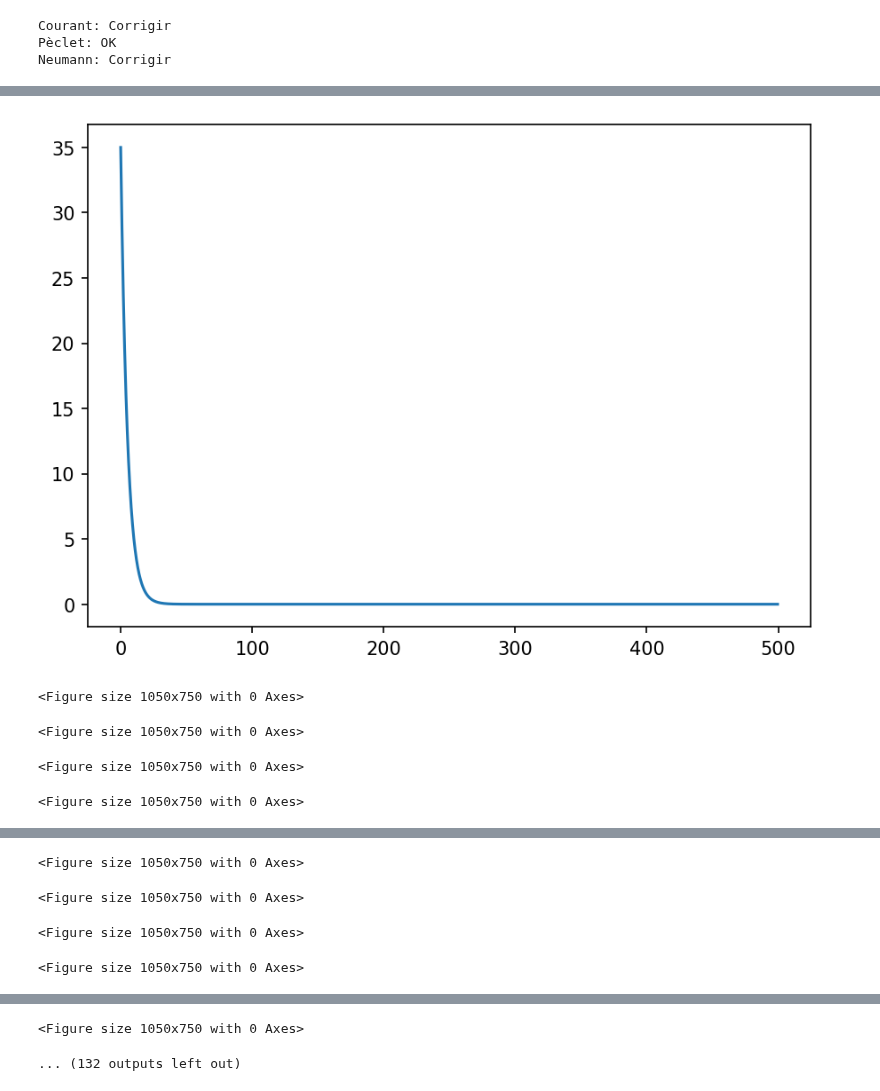
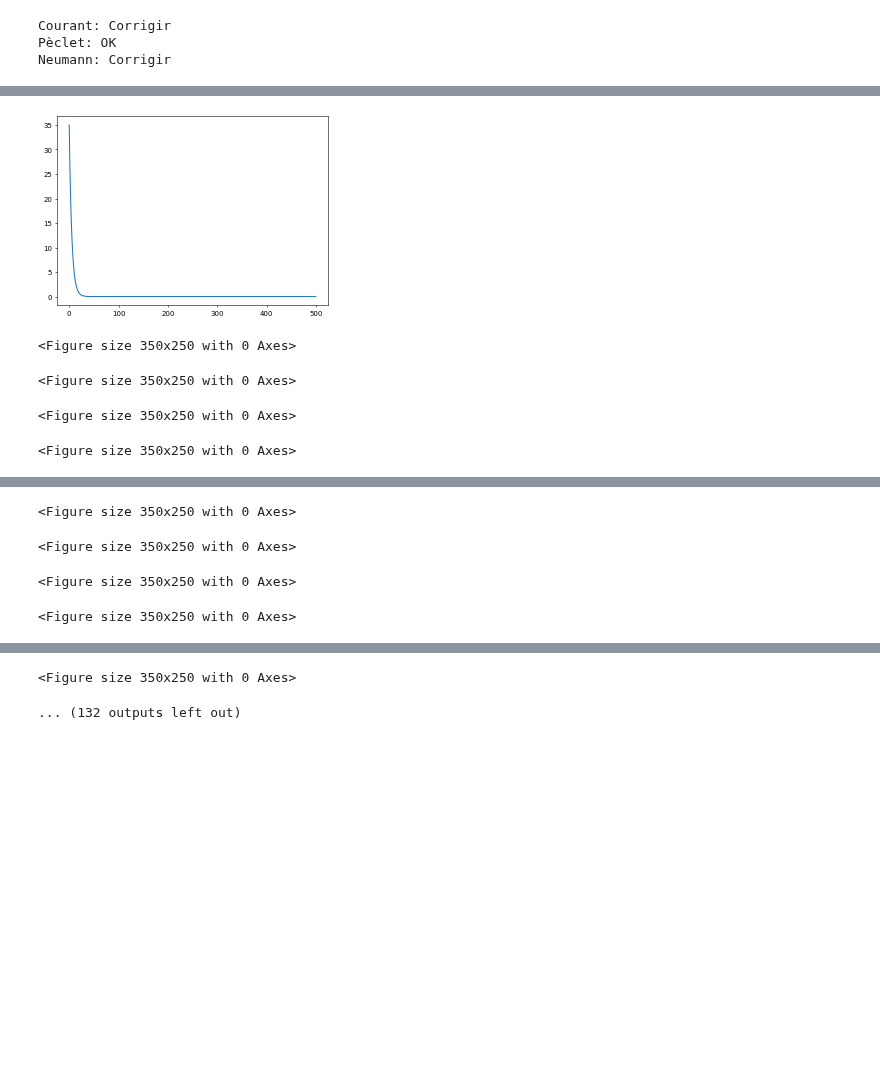
Before and after one commit to CostaNathan/doctorate, a Jupyter notebook: Trabalho_3/fluxo_2.ipynb, the cells around one changed output, grey strips where cells are left out. Saved outputs shown, nothing was run; the diff lists cells and outputs as text; code cells hidden in the pictures; blank space fills up the shorter version.

```diff
--- a/Trabalho_3/fluxo_2.ipynb
+++ b/Trabalho_3/fluxo_2.ipynb
@@ -43,7 +44,7 @@ from numpy import zeros
 #===============================================================
 
 tmin = 0.
-tmax = 1440.0 # Tempo total de análise - 24 hrs = 1440 min
+tmax = 780.0 # Tempo total de análise - 24 hrs = 1440 min
 dt = 10.0 # Passo no tempo dt = 10min
 nt = int(tmax/dt) # Número de iterações no tempo
 t = np.arange(tmin, tmax, dt) # vetor tempo para plotar
@@ -55,9 +56,9 @@ nx = int(xmax/dx) # Número de pontos em x, considera x=0 e x=xmax
 x = np.arange(xmin, xmax, dx)
 
 H = 4.0 # m
-c = 0.5 # Celeridade do fluxo - valor máximo em x = 1.53 m/s
-u_estrela = 0.1 * c
-D = u_estrela * H # Difusão = u* * H
+# c = 0.5 # Celeridade do fluxo - valor máximo em x = 1.53 m/s
+# u_estrela = 0.1 * c
+# D = u_estrela * H # Difusão = u* * H
 
 #===============================================================
 # Stability check
@@ -155,18 +334,18 @@ for n in range(0, nt):
 # %%
 
 for i in range(nt):
-    plt.figure(figsize=(7, 5), dpi=150)
+    plt.figure(figsize=(7, 5), dpi=50)
     if i%5==0:
         plt.plot(x[0:1000], dummy_answer[i,0:1000])
 #   plt.plot(x[0:1000], dummy_answer[5,0:1000])
 #   plt.plot(x[0:1000], dummy_answer[10,0:1000])
 # # dummy_answer
 # for i in range (1,nt):
 #     if temp_resposta[i] != 0:
 #         plt.plot(x, dummy_answer[i,:])
 # %% [output]
-[figure, old version]
+[figure, new version]
-<Figure size 1050x750 with 0 Axes>
+<Figure size 350x250 with 0 Axes>
-<Figure size 1050x750 with 0 Axes>
+<Figure size 350x250 with 0 Axes>
-<Figure size 1050x750 with 0 Axes>
+<Figure size 350x250 with 0 Axes>
-<Figure size 1050x750 with 0 Axes>
+<Figure size 350x250 with 0 Axes>
@@ -174,4 +353,4 @@ for i in range(nt):
-<Figure size 1050x750 with 0 Axes>
+<Figure size 350x250 with 0 Axes>
-<Figure size 1050x750 with 0 Axes>
+<Figure size 350x250 with 0 Axes>
-<Figure size 1050x750 with 0 Axes>
+<Figure size 350x250 with 0 Axes>
-<Figure size 1050x750 with 0 Axes>
+<Figure size 350x250 with 0 Axes>
@@ -179,2 +358,2 @@ for i in range(nt):
-<Figure size 1050x750 with 0 Axes>
+<Figure size 350x250 with 0 Axes>
 ... (132 outputs left out)
```
Also changed, not shown: parts of 6 cells of this notebook.
